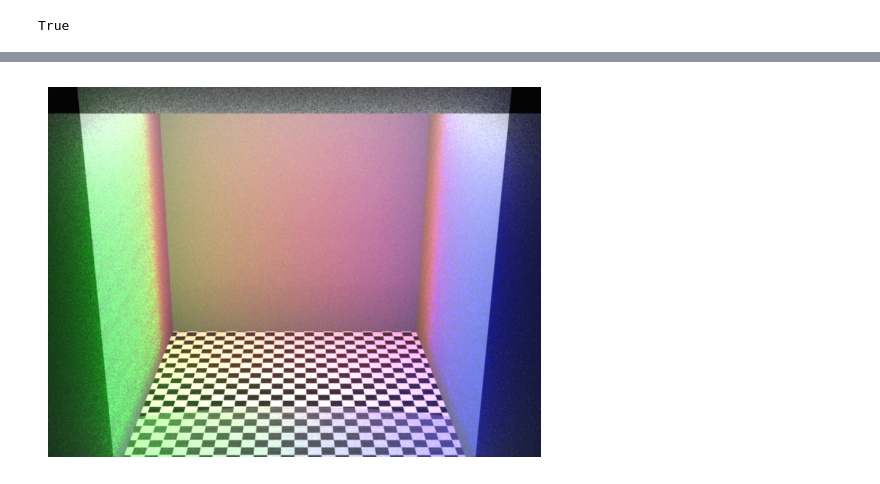
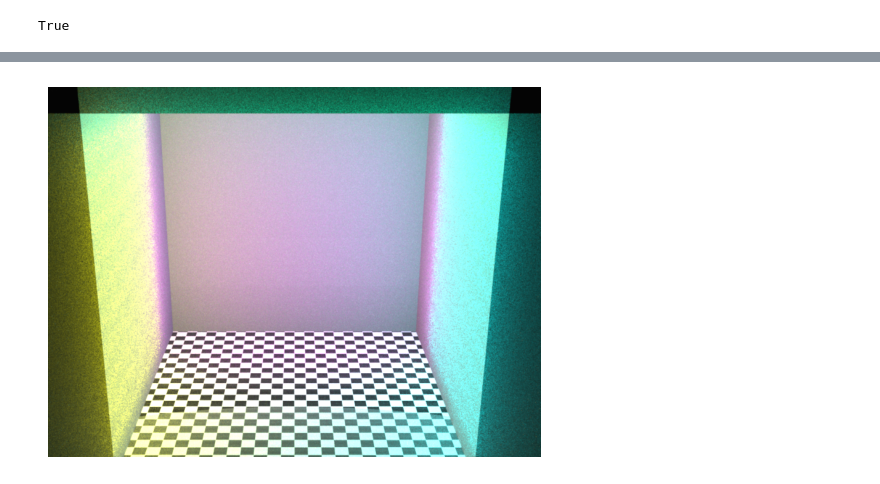
Before and after one commit to kkxthyl/WalmartRGB, a Jupyter notebook: cube/lightconfigs.ipynb, the cells around one changed output, grey strips where cells are left out. Saved outputs shown, nothing was run; the diff lists cells and outputs as text; code cells hidden in the pictures.

Commit message:
light configs

```diff
--- a/cube/lightconfigs.ipynb
+++ b/cube/lightconfigs.ipynb
@@ -106,13 +150,17 @@ def get_light_color(face, config_name):
 
      return color
 # %%
+import json
+
 emitters = {}
 num_emitters = len(all_pos)
+CONFIG = 'NEON'
+
 for i, (face, pos) in enumerate(all_pos):
     # color = rainbow(i, num_emitters)
     # color = get_light_color(face, 'RGB')
     # color = get_light_color(face, 'CMYK')
-    color = get_light_color(face, 'GRAY')
+    color = get_light_color(face, CONFIG)
     emitters[f"light_{i}"] = {
         "type": "point",
         "position": pos,
@@ -218,32 +266,33 @@ scene_dict = {
                 "type": "diffuse",
                 "reflectance": {"type": "rgb", "value": [0.2, 0.2, 0.2]}
             }
         }
     },
     "checkerboard": {
         "type": "rectangle",
         "to_world": mi.ScalarTransform4f()
             .translate([0, -5, 0])   # Place it on the ground
             .rotate([1, 0, 0], -90)  # Rotate to lie flat on XZ plane
             .scale([8, 8, 1]),       # Make it a big square
         "bsdf": {
             "type": "diffuse",
             "reflectance": {
                 "type": "checkerboard",
                 "color0": {"type": "rgb", "value": [1.0, 1.0, 1.0]},
                 "color1": {"type": "rgb", "value": [0.0, 0.0, 0.0]},
                 "to_uv": mi.Transform4f().scale(mi.Vector3f(20, 20, 1))
             }
         }
     }
 
 }
 
 scene_dict.update(emitters)
 scene = mi.load_dict(scene_dict)
 img = mi.render(scene)
 plt.imshow(mi.util.convert_to_bitmap(img))
 plt.axis('off')
-plt.show()
+plt.savefig(f"output/{CONFIG}.png", dpi=300, bbox_inches='tight')
+# plt.show()
 # %% [output]
-[figure, old version]
+[figure, new version]
```
Also changed, not shown: parts of 2 cells of this notebook, 12 other files.
